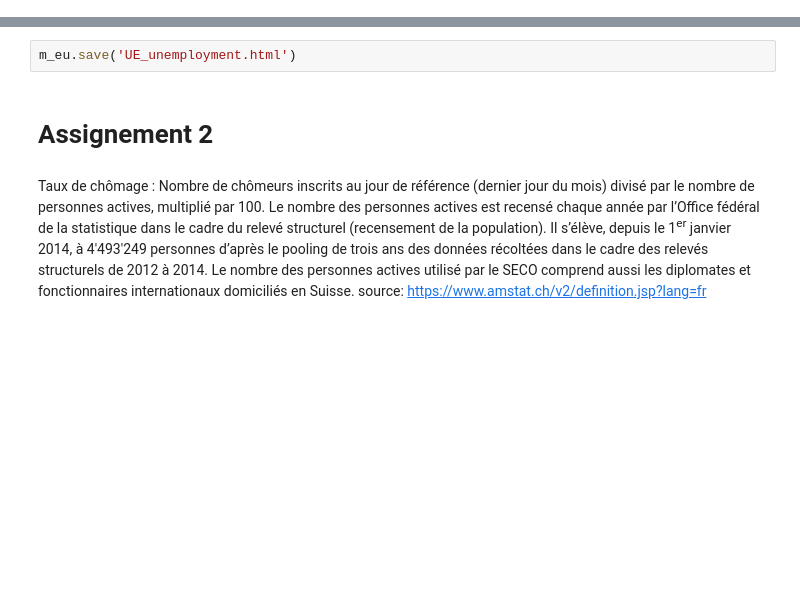
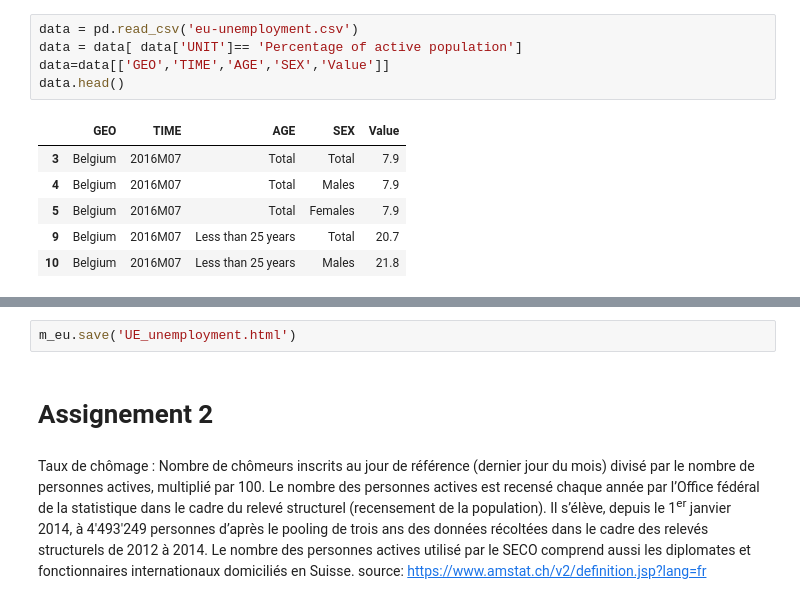
Before and after one commit to Roussaky/ada-EPFL, a Jupyter notebook: Homework3/Homework3.ipynb, the cells around one changed output, grey strips where cells are left out. Drawn from its saved outputs; the diff is of its cells as text; blank space fills up the shorter version.

```diff
--- a/Homework3/Homework3.ipynb
+++ b/Homework3/Homework3.ipynb
@@ -26,0 +45,12 @@ https://github.com/codeforamerica/click_that_hood/tree/master/public/data
+# %%
+data = pd.read_csv('eu-unemployment.csv')
+data = data[ data['UNIT']== 'Percentage of active population']
+data=data[['GEO','TIME','AGE','SEX','Value']]
+data.head()
+# %% [output]
+|  | GEO | TIME | AGE | SEX | Value |
+| 3 | Belgium | 2016M07 | Total | Total | 7.9 |
+| 4 | Belgium | 2016M07 | Total | Males | 7.9 |
+| 5 | Belgium | 2016M07 | Total | Females | 7.9 |
+| 9 | Belgium | 2016M07 | Less than 25 years | Total | 20.7 |
+| 10 | Belgium | 2016M07 | Less than 25 years | Males | 21.8 |
```
Also changed, not shown: parts of 12 cells of this notebook, 2 other files.
